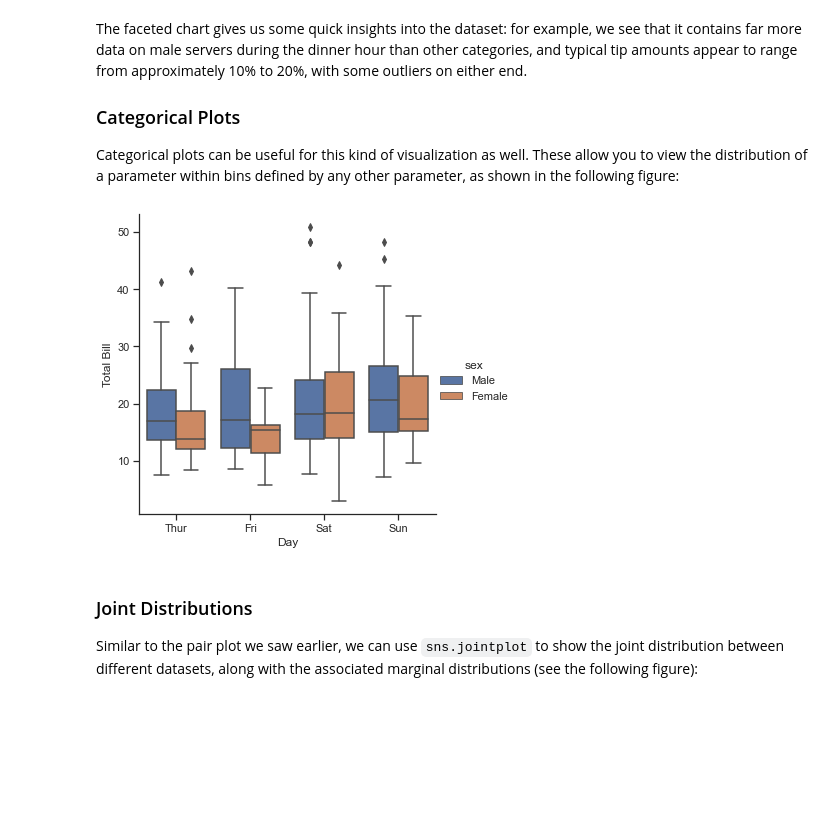
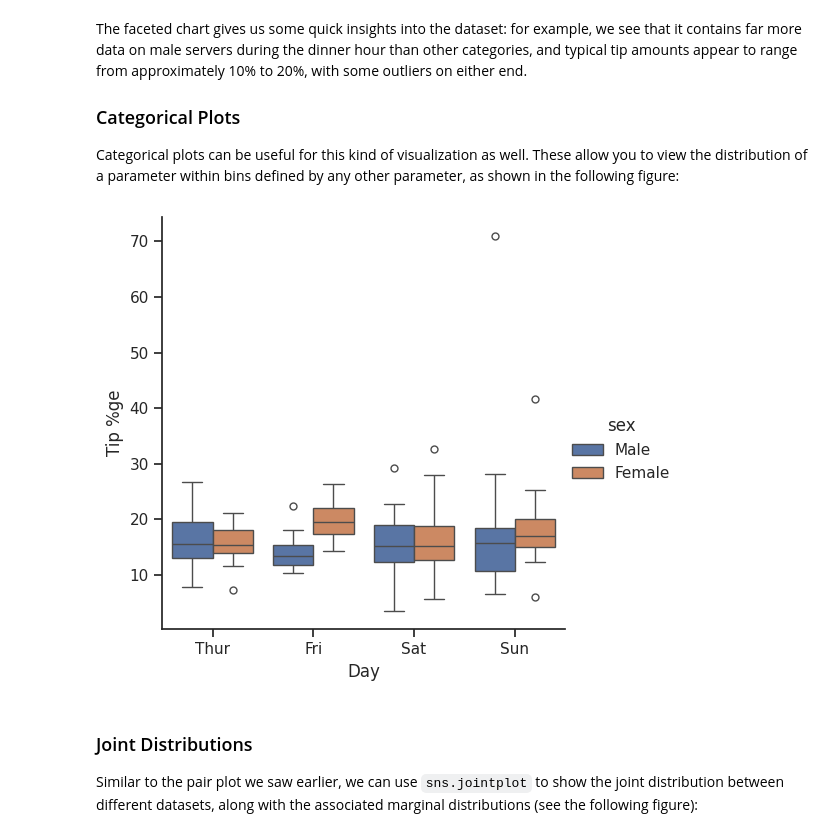
Before and after one commit to bertramwooster/PythonDataScienceHandbook, a Jupyter notebook: notebooks/04.14-Visualization-With-Seaborn.ipynb, the cells around one changed output. Cells and saved outputs as stored; diff of their text form; code cells hidden in the pictures; blank space fills up the shorter version.

```diff
--- a/notebooks/04.14-Visualization-With-Seaborn.ipynb
+++ b/notebooks/04.14-Visualization-With-Seaborn.ipynb
@@ -114,10 +114,10 @@ The faceted chart gives us some quick insights into the dataset: for example, we
 Categorical plots can be useful for this kind of visualization as well. These allow you to view the distribution of a parameter within bins defined by any other parameter, as shown in the following figure:
 # %%
 with sns.axes_style(style='ticks'):
-    g = sns.catplot(x="day", y="total_bill", hue="sex", data=tips, kind="box")
-    g.set_axis_labels("Day", "Total Bill");
+    g = sns.catplot(x="day", y="tip_pct", hue="sex", data=tips, kind="box")
+    g.set_axis_labels("Day", "Tip %ge");
 # %% [output]
-[figure, old version]
+[figure, new version]
 # %% [markdown]
 ### Joint Distributions
 
```
Also changed, not shown: parts of 16 cells of this notebook.
